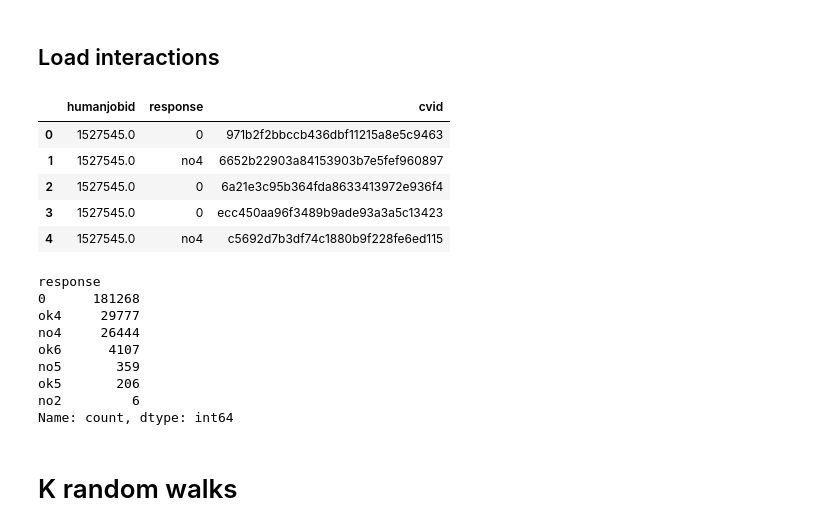
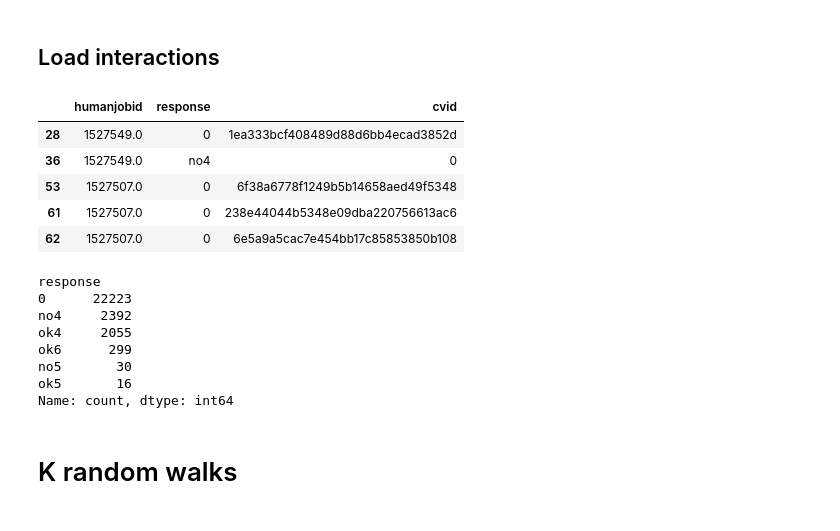
Before and after one commit to Roan-Schellingerhout/AKGC_WSDM, a Jupyter notebook: kg_construction/subgraph_generator.ipynb, the cells around one changed output. Cells and saved outputs as stored; diff of their text form; code cells hidden in the pictures.

```diff
--- a/kg_construction/subgraph_generator.ipynb
+++ b/kg_construction/subgraph_generator.ipynb
@@ -52,25 +52,30 @@ all_neighbors = {k: {i for i in v if not pd.isna(i)} for k, v in all_neighbors.i
 # %%
 df_int = pd.read_csv("../../dataset/final_dataset/contacted_anon.csv").fillna(0)
 
+# Only keep vacancies with at least 15 interactions
+relevant_vacancies = df_int["cvid"].value_counts()[df_int["cvid"].value_counts() >= 15].index
+
+# Filter to only relevant vacancies
+df_int = df_int[df_int["cvid"].isin(relevant_vacancies.values)][["humanjobid", "response", "cvid"]]
+
 df_int.head()
 # %% [output]
 |  | humanjobid | response | cvid |
-| 0 | 1527545.0 | 0 | 971b2f2bbccb436dbf11215a8e5c9463 |
-| 1 | 1527545.0 | no4 | 6652b22903a84153903b7e5fef960897 |
-| 2 | 1527545.0 | 0 | 6a21e3c95b364fda8633413972e936f4 |
-| 3 | 1527545.0 | 0 | ecc450aa96f3489b9ade93a3a5c13423 |
-| 4 | 1527545.0 | no4 | c5692d7b3df74c1880b9f228fe6ed115 |
+| 28 | 1527549.0 | 0 | 1ea333bcf408489d88d6bb4ecad3852d |
+| 36 | 1527549.0 | no4 | 0 |
+| 53 | 1527507.0 | 0 | 6f38a6778f1249b5b14658aed49f5348 |
+| 61 | 1527507.0 | 0 | 238e44044b5348e09dba220756613ac6 |
+| 62 | 1527507.0 | 0 | 6e5a9a5cac7e454bb17c85853850b108 |
 # %%
 df_int["response"].value_counts()
 # %% [output]
 response
-0      181268
-ok4     29777
-no4     26444
-ok6      4107
-no5       359
-ok5       206
-no2         6
+0      22223
+no4     2392
+ok4     2055
+ok6      299
+no5       30
+ok5       16
 Name: count, dtype: int64
 # %% [markdown]
 # K random walks
```
Also changed, not shown: parts of 2 cells of this notebook, 27 other files.
